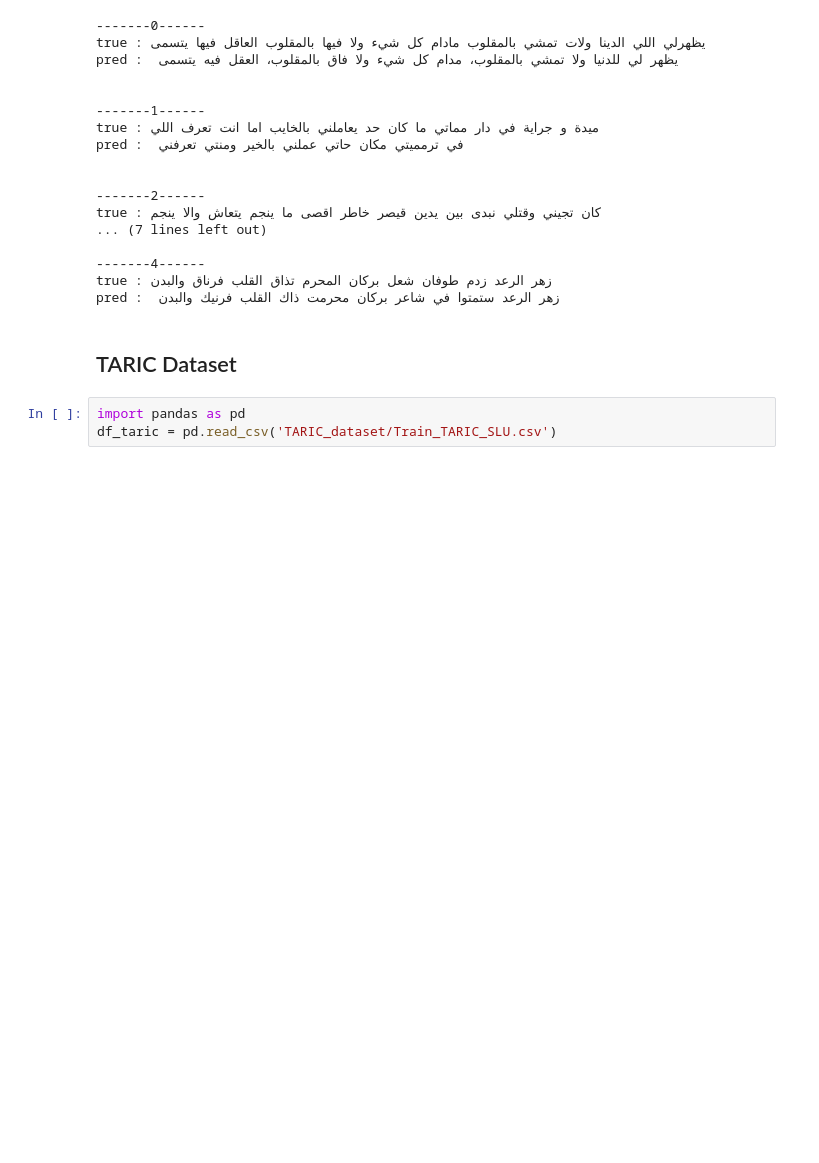
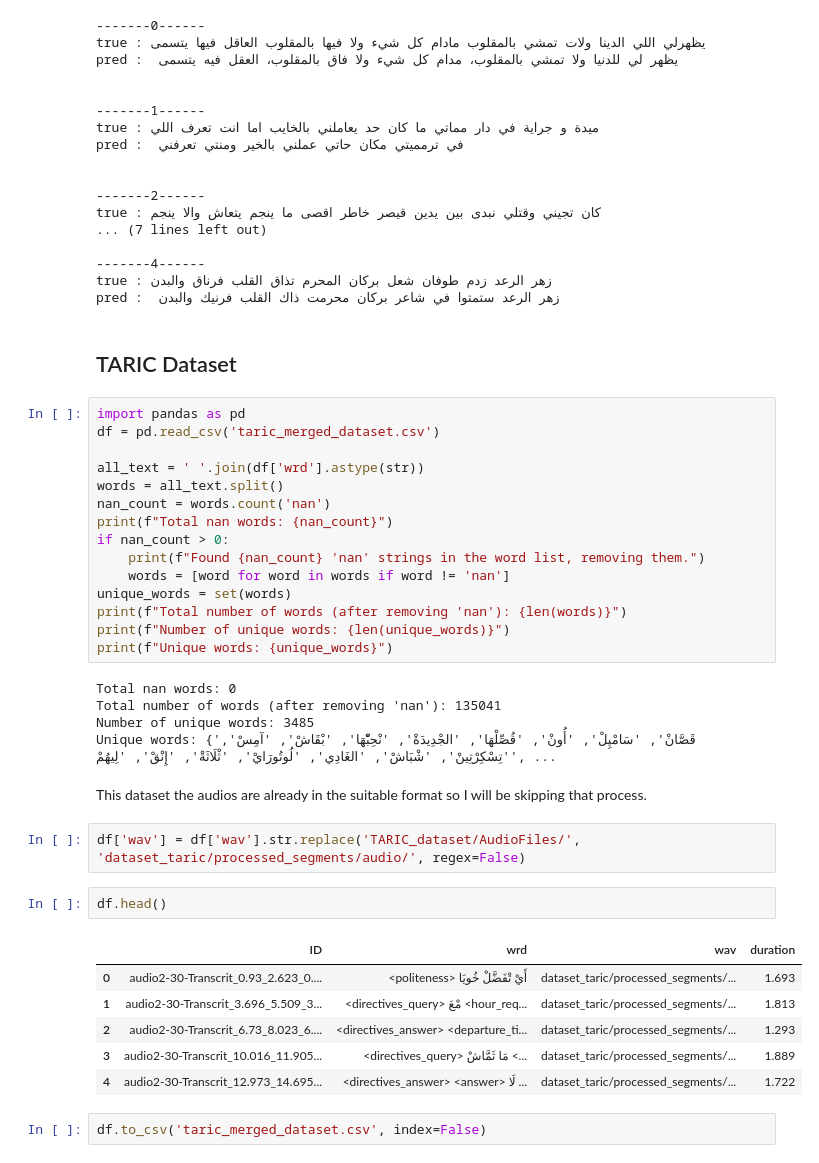
Before and after one commit to cyrineanene/ASR-on-Tunisian-Dialect, a Jupyter notebook: audio_preprocess.ipynb, the cells around one changed output. Saved outputs shown, nothing was run; the diff lists cells and outputs as text; blank space fills up the shorter version.

```diff
--- a/audio_preprocess.ipynb
+++ b/audio_preprocess.ipynb
@@ -270,6 +265,38 @@ true : زهر الرعد زدم طوفان شعل بركان المحرم تذا
 pred :  زهر الرعد ستمتوا في شاعر بركان محرمت ذاك القلب فرنيك والبدن
 # %% [markdown]
 ## TARIC Dataset
-# %%
-import pandas as pd
-df_taric = pd.read_csv('TARIC_dataset/Train_TARIC_SLU.csv')
+# %%
+import pandas as pd
+df = pd.read_csv('taric_merged_dataset.csv')
+
+all_text = ' '.join(df['wrd'].astype(str))
+words = all_text.split()
+nan_count = words.count('nan')
+print(f"Total nan words: {nan_count}")
+if nan_count > 0:
+    print(f"Found {nan_count} 'nan' strings in the word list, removing them.")
+    words = [word for word in words if word != 'nan']
+unique_words = set(words)
+print(f"Total number of words (after removing 'nan'): {len(words)}")
+print(f"Number of unique words: {len(unique_words)}")
+print(f"Unique words: {unique_words}")
+# %% [output]
+Total nan words: 0
+Total number of words (after removing 'nan'): 135041
+Number of unique words: 3485
+Unique words: {'قَصَّانْ', 'سَامْپِلْ', 'أُونْ', 'قُصِّلْهَا', 'الجْدِيدَةْ', 'نْحِبّْهَا', 'بْقَاشْ', 'آمِسْ', 'تِسْكِرْتِينْ', 'شْبَاشْ', 'الغَادِي', 'لُوتُورَايْ', 'ثْلَاثَةْ', 'إِنْقْ', 'لِيهُمْ', ...
+# %% [markdown]
+This dataset the audios are already in the suitable format so I will be skipping that process.
+# %%
+df['wav'] = df['wav'].str.replace('TARIC_dataset/AudioFiles/', 'dataset_taric/processed_segments/audio/', regex=False)
+# %%
+df.head()
+# %% [output]
+|  | ID | wrd | wav | duration |
+| 0 | audio2-30-Transcrit_0.93_2.623_0.... | <politeness> أَيْ تْفَضَّلْ خُويَا | dataset_taric/processed_segments/... | 1.693 |
+| 1 | audio2-30-Transcrit_3.696_5.509_3... | <directives_query> مْعَ <hour_req... | dataset_taric/processed_segments/... | 1.813 |
+| 2 | audio2-30-Transcrit_6.73_8.023_6.... | <directives_answer> <departure_ti... | dataset_taric/processed_segments/... | 1.293 |
+| 3 | audio2-30-Transcrit_10.016_11.905... | <directives_query> مَا ثَمَّاشْ <... | dataset_taric/processed_segments/... | 1.889 |
+| 4 | audio2-30-Transcrit_12.973_14.695... | <directives_answer> <answer> لَا ... | dataset_taric/processed_segments/... | 1.722 |
+# %%
+df.to_csv('taric_merged_dataset.csv', index=False)
```
Also changed, not shown: parts of 7 cells of this notebook, 2 other files.
